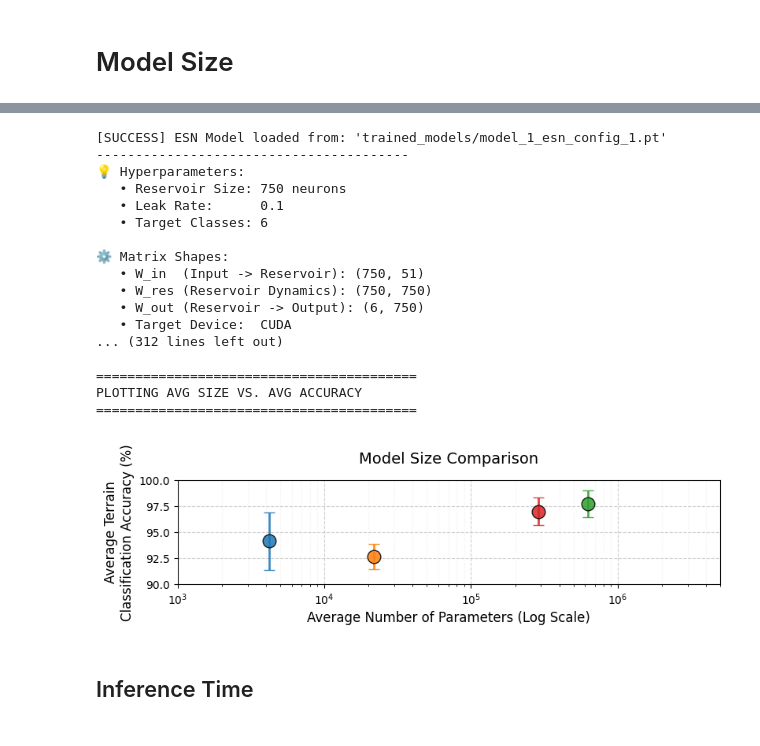
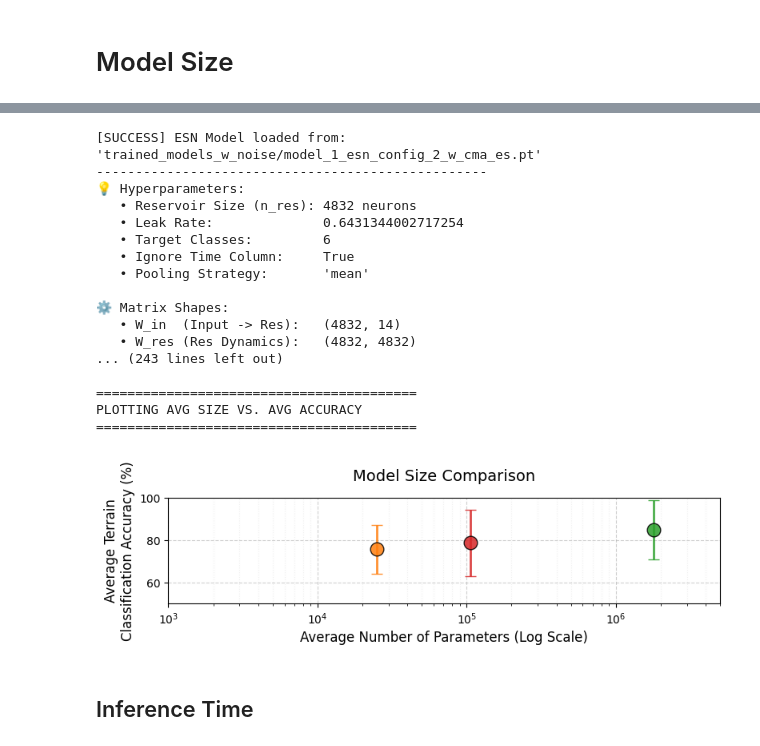
Before and after one commit to runjanna26/InteractiveSearchLocomotion, a Jupyter notebook: software/util/enviroment_classifier/version_5_esn_rr/classification_model_training/compare_for_paper.ipynb, the cells around one changed output, grey strips where cells are left out. Drawn from its saved outputs; the diff is of its cells as text; code cells hidden in the pictures.

```diff
--- a/software/util/enviroment_classifier/version_5_esn_rr/classification_model_training/compare_for_paper.ipynb
+++ b/software/util/enviroment_classifier/version_5_esn_rr/classification_model_training/compare_for_paper.ipynb
@@ -741,6 +823,11 @@ plt.show()
 # %%
 import numpy as np
 import matplotlib.pyplot as plt
+import warnings
+
+# Suppress the StandardScaler version warnings during loading
+warnings.filterwarnings("ignore", category=UserWarning, module="sklearn")
+
 
 # =========================================
 # 1. EXTRACTING MODEL SIZES
@@ -751,13 +838,18 @@ for model_arch in model_arch_list:
     arch_name = model_arch.upper()
     if model_arch == 'cnn_rnn':
         arch_name = 'CNN-RNN'
-    elif model_arch in ['signal_transformer', 'strn']:
-        arch_name = 'STRN'
 
     model_sizes[arch_name] = []
 
     for sensor_key, model_file in zip(sensor_list, model_list):
-        model_arch_obj_list[model_arch].load_model(f"trained_models/model_1_{model_arch}_{model_file}.pt")
+
+        # 🚨 FIX: Restored the conditional loading for ESN models
+        if model_arch in ['esn']:
+            filepath = f"trained_models_w_noise/model_1_{model_arch}_{model_file}_w_cma_es.pt"
+        else:
+            filepath = f"trained_models_w_noise/model_1_{model_arch}_{model_file}.pt"
+
+        model_arch_obj_list[model_arch].load_model(filepath)
 
         size = model_arch_obj_list[model_arch].get_model_size()
         model_sizes[arch_name].append(size)
@@ -800,8 +892,7 @@ for model_name, sizes in model_sizes.items():
                          edgecolors='black', # Black border for clarity
                          linewidth=1.2)
 
-    # Optional: Annotate each point with its Configuration number (1 through 5)
-    # Uncomment the two lines below if you want to explicitly label which dot represents which sensor setup
+    # Optional: Annotate each point with its Configuration number
     # for i, (sz, acc) in enumerate(zip(sizes, model_accuracies)):
     #     ax.annotate(str(i+1), (sz, acc), xytext=(7, 0), textcoords='offset points', fontsize=9, va='center')
 
@@ -809,7 +900,6 @@ for model_name, sizes in model_sizes.items():
 ax.set_xscale('log') # CRITICAL: Log scale for massive size differences
 ax.set_xlabel('Number of Parameters (Log Scale)', fontsize=12)
 ax.set_ylabel('Terrain Classification Accuracy (%)', fontsize=12)
-# ax.set_title('Accuracy vs. Model Size Trade-off', fontsize=14, pad=15)
 
 # Gridlines
 ax.grid(True, which='major', linestyle='--', alpha=0.6)
@@ -821,6 +911,6 @@ ax.legend(title='Architectures', loc='lower center', fontsize=11, title_fontsize
 plt.tight_layout()
 
 # Save and Show
-# plt.savefig('size_vs_accuracy_scatter.png', dpi=500, bbox_inches='tight')
+plt.savefig('size_vs_accuracy_scatter.png', dpi=500, bbox_inches='tight')
 plt.show()
 # %% [output]
@@ -838,13 +945,18 @@ for model_arch in model_arch_list:
     arch_name = model_arch.upper()
     if model_arch == 'cnn_rnn':
         arch_name = 'CNN-RNN'
-    elif model_arch in ['signal_transformer', 'strn']:
-        arch_name = 'STRN'
 
     model_sizes[arch_name] = []
 
     for sensor_key, model_file in zip(sensor_list, model_list):
-        model_arch_obj_list[model_arch].load_model(f"trained_models/model_1_{model_arch}_{model_file}.pt")
+
+        # 🚨 FIX: Restored the conditional loading for ESN models
+        if model_arch in ['esn']:
+            filepath = f"trained_models_w_noise/model_1_{model_arch}_{model_file}_w_cma_es.pt"
+        else:
+            filepath = f"trained_models_w_noise/model_1_{model_arch}_{model_file}.pt"
+
+        model_arch_obj_list[model_arch].load_model(filepath)
 
         size = model_arch_obj_list[model_arch].get_model_size()
         model_sizes[arch_name].append(size)
@@ -894,51 +1006,51 @@ for model_name, sizes in model_sizes.items():
 
 # 4. Format the Axes
 ax.set_xlim(10**3, 5*10**6)  # Example: From 100 to 10 Million parameters
-ax.set_ylim(90, 100)        # Example: From 0% to 105% accuracy
+ax.set_ylim(50, 100)        # Example: From 0% to 105% accuracy
 
 ax.set_xscale('log') # CRITICAL: Log scale for massive size differences
 ax.set_xlabel('Average Number of Parameters (Log Scale)', fontsize=12)
 ax.set_ylabel('Average Terrain\nClassification Accuracy (%)', fontsize=12)
 ax.set_title('Model Size Comparison', fontsize=14, pad=15)
 
 # Gridlines
 ax.grid(True, which='major', linestyle='--', alpha=0.6)
 ax.grid(True, which='minor', linestyle=':', alpha=0.2)
 
 # Legend
 # --- NEW: Legend without error bars ---
 # 1. Get the automatically generated handles and labels
 handles, labels = ax.get_legend_handles_labels()
 
 # 2. Extract ONLY the first element of each handle (the marker), ignoring the error lines
 clean_handles = [h[0] for h in handles]
 
 # 3. Pass the cleaned handles back into the legend
 # ax.legend(clean_handles, labels, title='Architectures', loc='lower center', fontsize=11, title_fontsize=12, ncol=5)
 plt.tight_layout()
 
 # Save and Show
 plt.savefig('avg_size_vs_accuracy.png', dpi=500, bbox_inches='tight')
 plt.show()
 # %% [output]
-[SUCCESS] ESN Model loaded from: 'trained_models/model_1_esn_config_1.pt'
-----------------------------------------
+[SUCCESS] ESN Model loaded from: 'trained_models_w_noise/model_1_esn_config_2_w_cma_es.pt'
+--------------------------------------------------
 💡 Hyperparameters:
-   • Reservoir Size: 750 neurons
-   • Leak Rate:      0.1
-   • Target Classes: 6
+   • Reservoir Size (n_res): 4832 neurons
+   • Leak Rate:              0.6431344002717254
+   • Target Classes:         6
+   • Ignore Time Column:     True
+   • Pooling Strategy:       'mean'
 
 ⚙️ Matrix Shapes:
-   • W_in  (Input -> Reservoir): (750, 51)
-   • W_res (Reservoir Dynamics): (750, 750)
-   • W_out (Reservoir -> Output): (6, 750)
-   • Target Device:  CUDA
-... (312 lines left out)
+   • W_in  (Input -> Res):   (4832, 14)
+   • W_res (Res Dynamics):   (4832, 4832)
+... (243 lines left out)
 
 =========================================
 PLOTTING AVG SIZE VS. AVG ACCURACY
 =========================================
-[figure, old version]
+[figure, new version]
 # %% [markdown]
 ## Inference Time
 # %%
```
Also changed, not shown: parts of 5 cells of this notebook, 7 other files.
